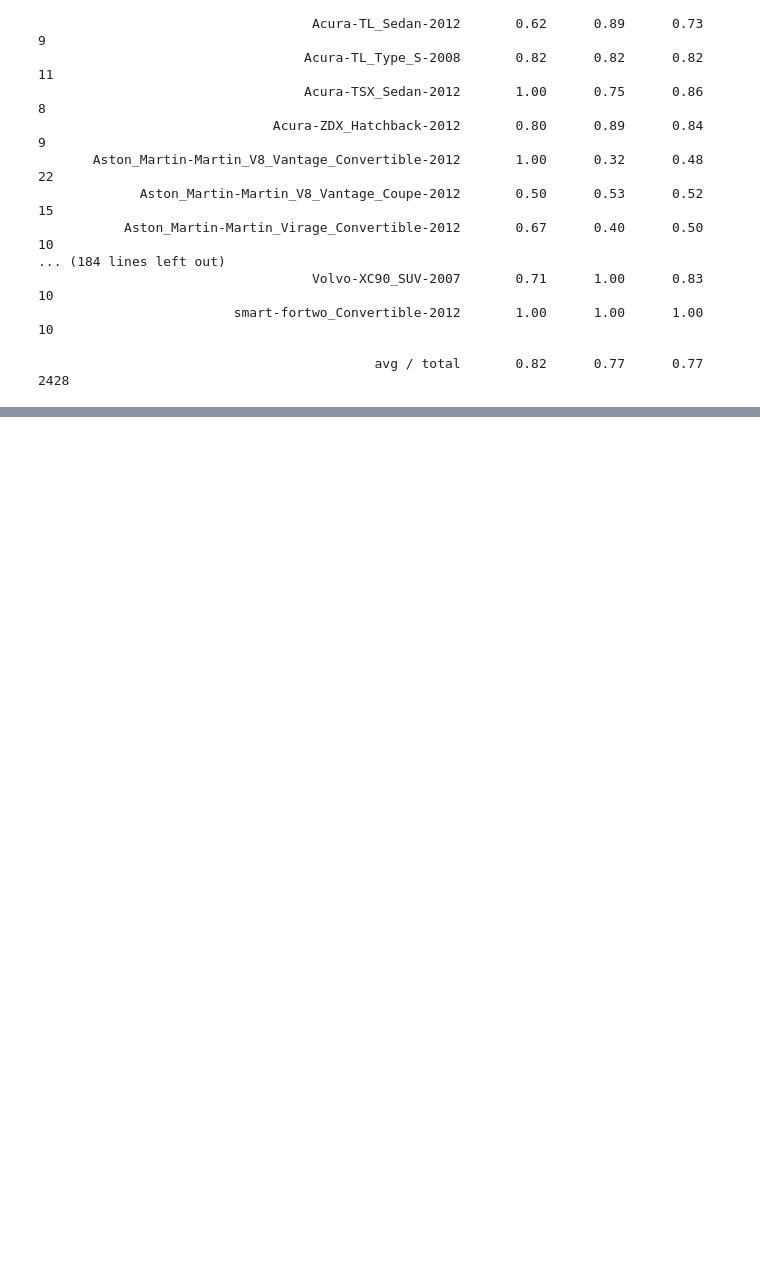
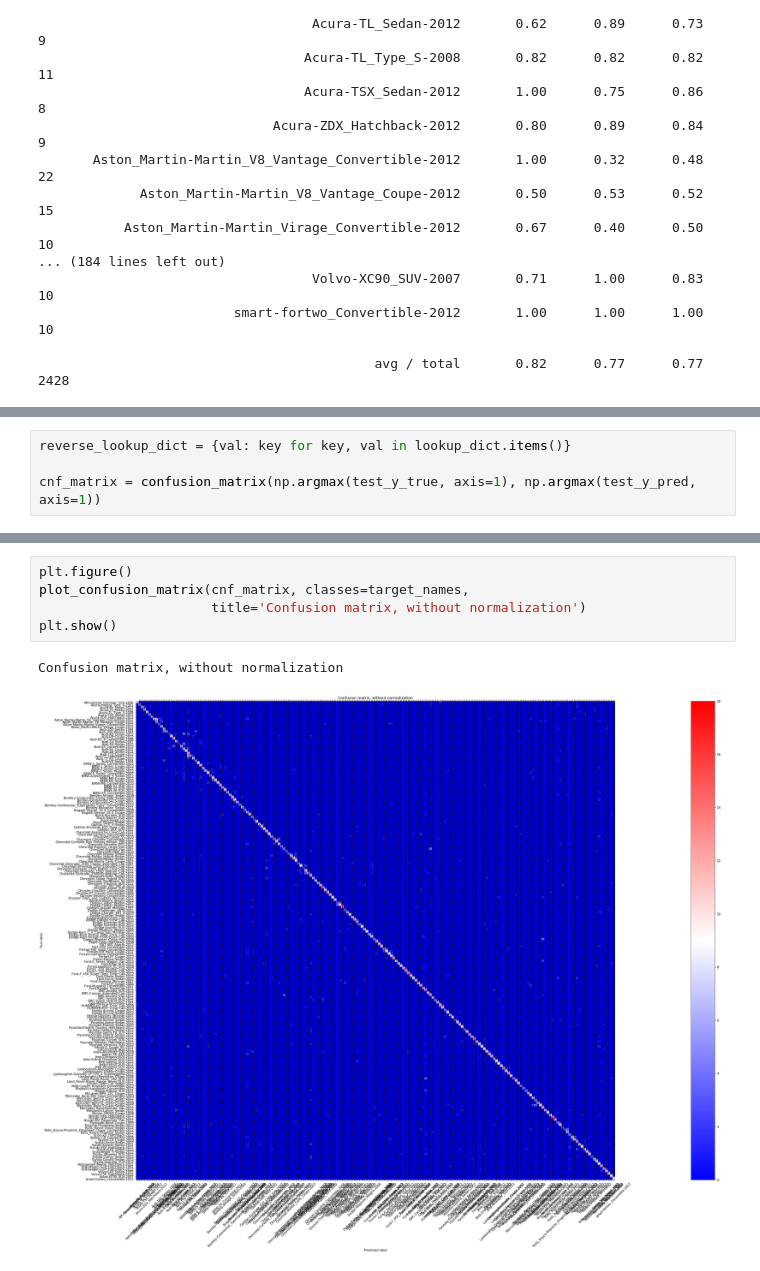
Before and after one commit to trnoriega/car-classifier, a Jupyter notebook: 5_model_validation.ipynb, the cells around one changed output, grey strips where cells are left out. Saved outputs shown, nothing was run; the diff lists cells and outputs as text; blank space fills up the shorter version.

Commit message:
have a working, but ugly confusion matrix

```diff
--- a/5_model_validation.ipynb
+++ b/5_model_validation.ipynb
@@ -225,0 +260,4 @@ score_list = [accuracy_score, precision_score,
+# %%
+reverse_lookup_dict = {val: key for key, val in lookup_dict.items()}
+
+cnf_matrix = confusion_matrix(np.argmax(test_y_true, axis=1), np.argmax(test_y_pred, axis=1))
@@ -225,0 +274,8 @@ score_list = [accuracy_score, precision_score,
+# %%
+plt.figure()
+plot_confusion_matrix(cnf_matrix, classes=target_names,
+                      title='Confusion matrix, without normalization')
+plt.show()
+# %% [output]
+Confusion matrix, without normalization
+[figure, added]
```
Also changed, not shown: parts of 4 cells of this notebook.
